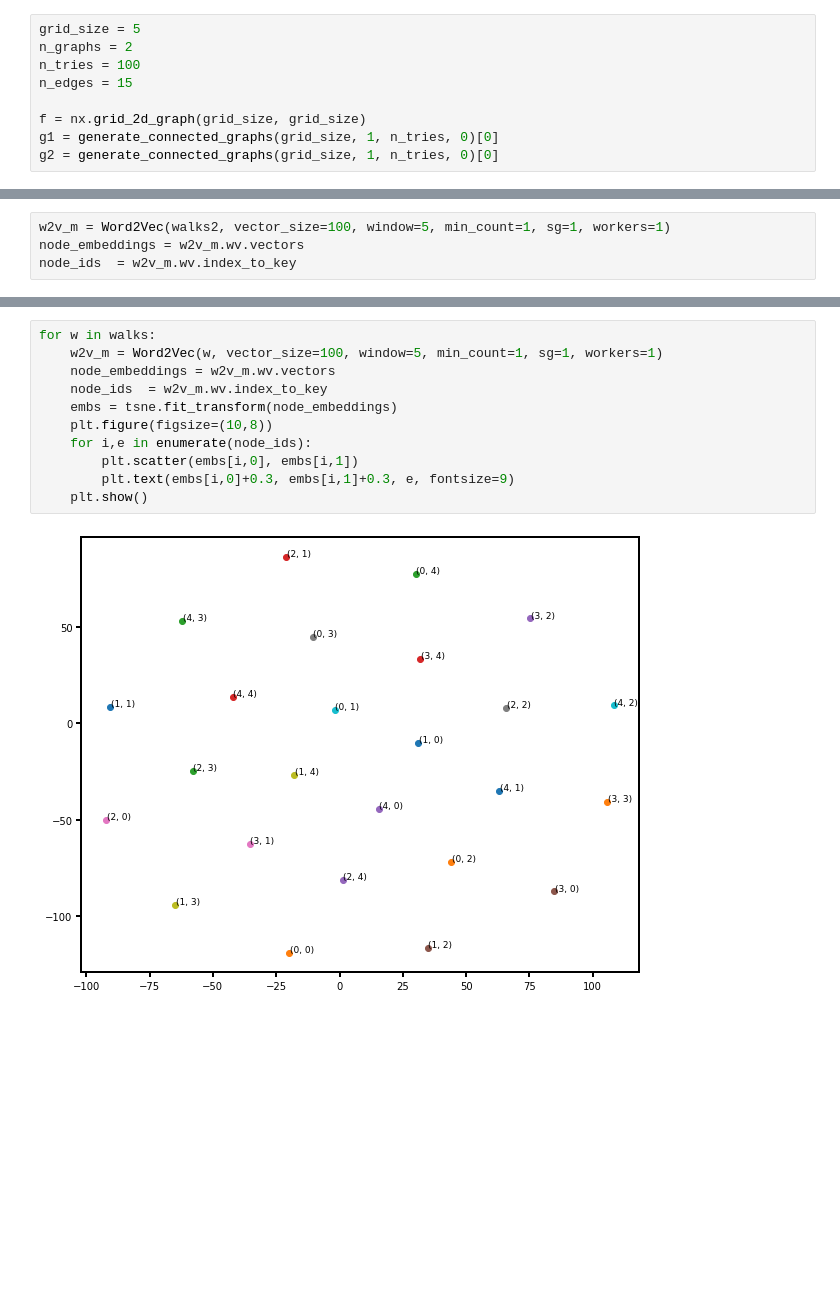
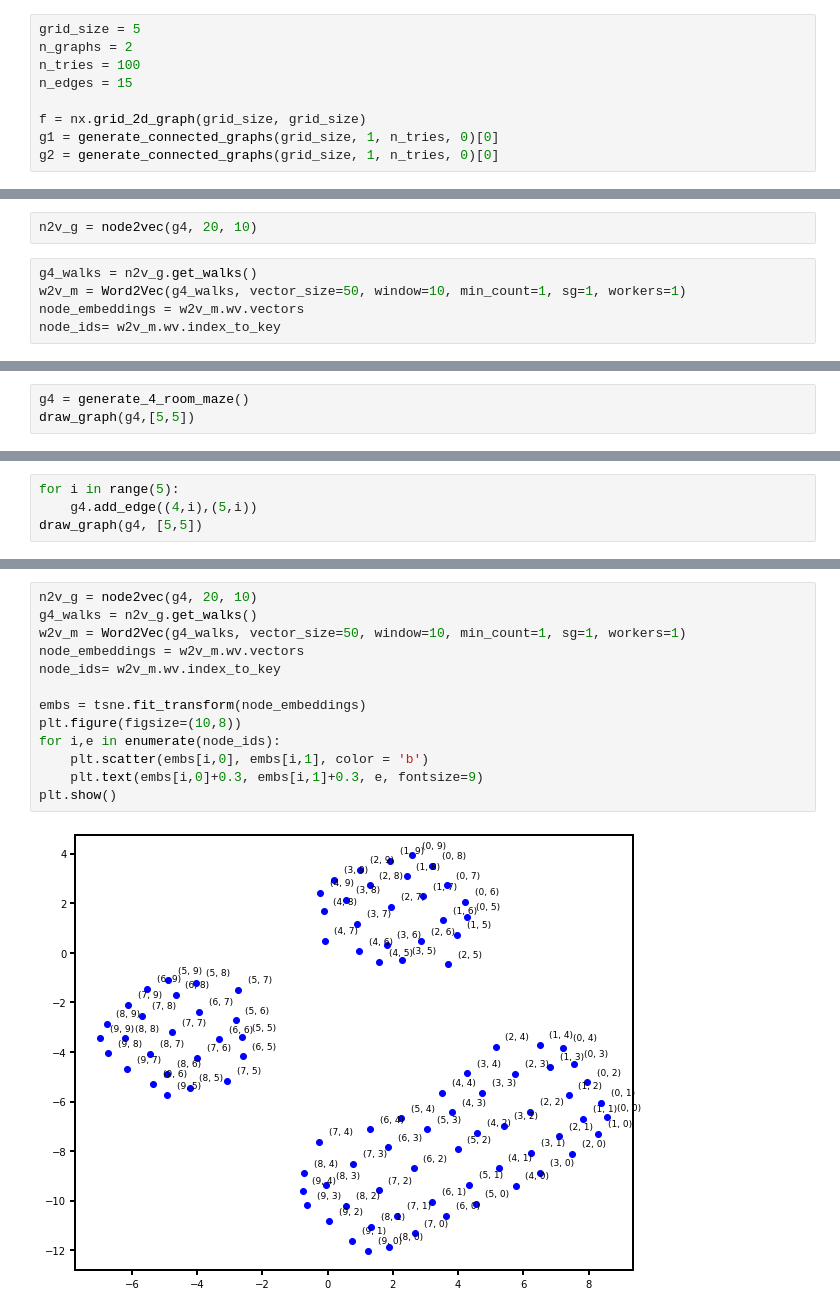
Before and after one commit to gguiomar/MazeX, a Jupyter notebook: mazeGenerator_v2_node2vec.ipynb, the cells around one changed output, grey strips where cells are left out. Drawn from its saved outputs; the diff is of its cells as text; blank space fills up the shorter version.

```diff
--- a/mazeGenerator_v2_node2vec.ipynb
+++ b/mazeGenerator_v2_node2vec.ipynb
@@ -365,7 +389,10 @@ for w in walks:
+# %%
+n2v_g = node2vec(g4, 20, 10)
 # %%
-w2v_m = Word2Vec(walks2, vector_size=100, window=5, min_count=1, sg=1, workers=1)
+g4_walks = n2v_g.get_walks()
+w2v_m = Word2Vec(g4_walks, vector_size=50, window=10, min_count=1, sg=1, workers=1)
 node_embeddings = w2v_m.wv.vectors
-node_ids  = w2v_m.wv.index_to_key
+node_ids= w2v_m.wv.index_to_key
 # %%
 embs = tsne.fit_transform(node_embeddings)
 plt.figure(figsize=(10,8))
@@ -377,0 +405,3 @@ plt.show()
+# %%
+g4 = generate_4_room_maze()
+draw_graph(g4,[5,5])
@@ -377,0 +410,4 @@ plt.show()
+# %%
+for i in range(5):
+    g4.add_edge((4,i),(5,i))
+draw_graph(g4, [5,5])
@@ -378,13 +416,15 @@ plt.show()
 # %%
-for w in walks:
-    w2v_m = Word2Vec(w, vector_size=100, window=5, min_count=1, sg=1, workers=1)
-    node_embeddings = w2v_m.wv.vectors
-    node_ids  = w2v_m.wv.index_to_key
-    embs = tsne.fit_transform(node_embeddings)
-    plt.figure(figsize=(10,8))
-    for i,e in enumerate(node_ids):
-        plt.scatter(embs[i,0], embs[i,1])
-        plt.text(embs[i,0]+0.3, embs[i,1]+0.3, e, fontsize=9)
-    plt.show()
+n2v_g = node2vec(g4, 20, 10)
+g4_walks = n2v_g.get_walks()
+w2v_m = Word2Vec(g4_walks, vector_size=50, window=10, min_count=1, sg=1, workers=1)
+node_embeddings = w2v_m.wv.vectors
+node_ids= w2v_m.wv.index_to_key
+
+embs = tsne.fit_transform(node_embeddings)
+plt.figure(figsize=(10,8))
+for i,e in enumerate(node_ids):
+    plt.scatter(embs[i,0], embs[i,1], color = 'b')
+    plt.text(embs[i,0]+0.3, embs[i,1]+0.3, e, fontsize=9)
+plt.show()
 # %% [output]
-[figure, old version]
+[figure, new version]
```
Also changed, not shown: parts of 26 cells of this notebook.
